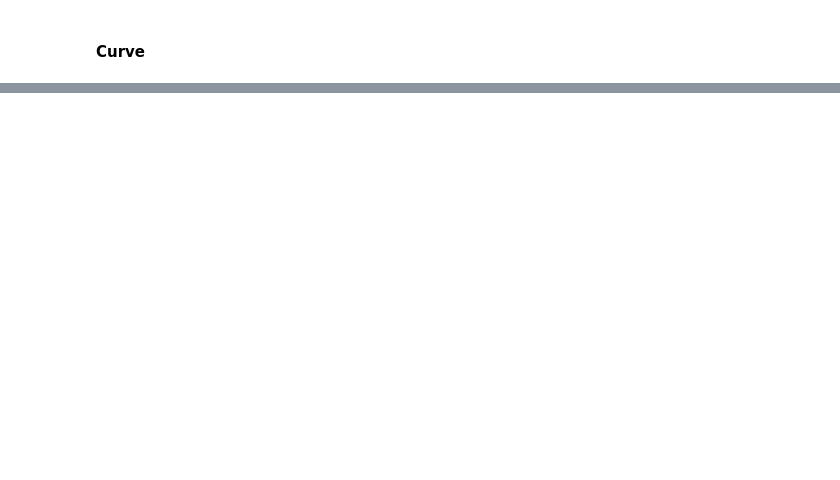
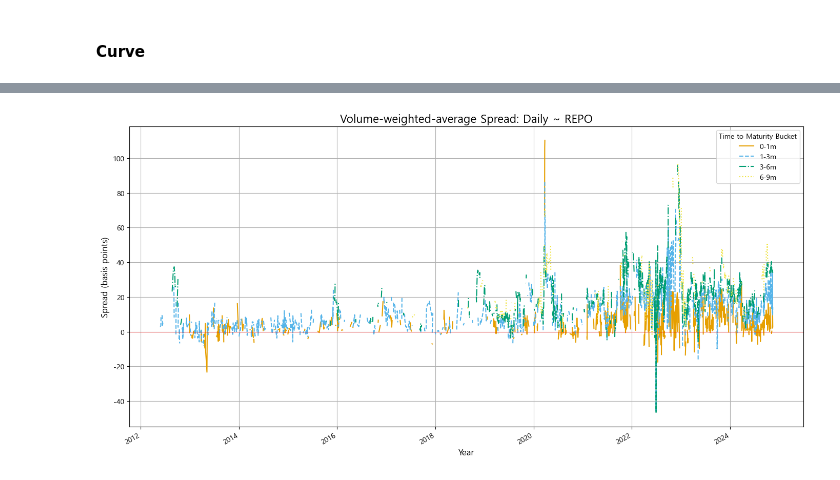
Before and after one commit to lazybuttrying/kofia-bond, a Jupyter notebook: short-axi.ipynb, the cells around one changed output, grey strips where cells are left out. Cells and saved outputs as stored; diff of their text form; code cells hidden in the pictures; blank space fills up the shorter version.

```diff
--- a/short-axi.ipynb
+++ b/short-axi.ipynb
@@ -273,5 +268,5 @@ array(['KEB하나 기관영업부(금융기관영업팀) 20161007-63-1', '우리
 bins = [0, 31, 92, 182, 250]
 labels = ["0-1m", "1-3m", "3-6m", "6-9m"]
 cd_call['times_to_maturity_range'] = pd.cut(cd_call['times_to_maturity'], bins=bins, labels=labels, right=False)
-cd_kofr['times_to_maturity_range'] = pd.cut(cd_kofr['times_to_maturity'], bins=bins, labels=labels, right=False)
+cd_repo['times_to_maturity_range'] = pd.cut(cd_repo['times_to_maturity'], bins=bins, labels=labels, right=False)
 # %%
@@ -356,0 +413,11 @@ plot_yield_curve([rfr_call, rfr_kofr], ["Call Rate", "KOFIR"], "2023-01-01", yea
+# %%
+grouped_repo = cd_repo.groupby(['기준일자', 'times_to_maturity_range']).apply(
+    lambda group: weighted_average(group['spread'], group['매매금액'])
+).reset_index(name='credit_spread')
+
+
+# Step 6: Pivot the data for plotting (separating by time_to_maturity_range)
+pivoted_repo = grouped_repo.pivot(index='기준일자', columns='times_to_maturity_range', values='credit_spread')
+plot_credit_spread(pivoted_repo, "Daily ~ REPO")
+# %% [output]
+[figure, added]
```
Also changed, not shown: parts of 34 cells of this notebook.
